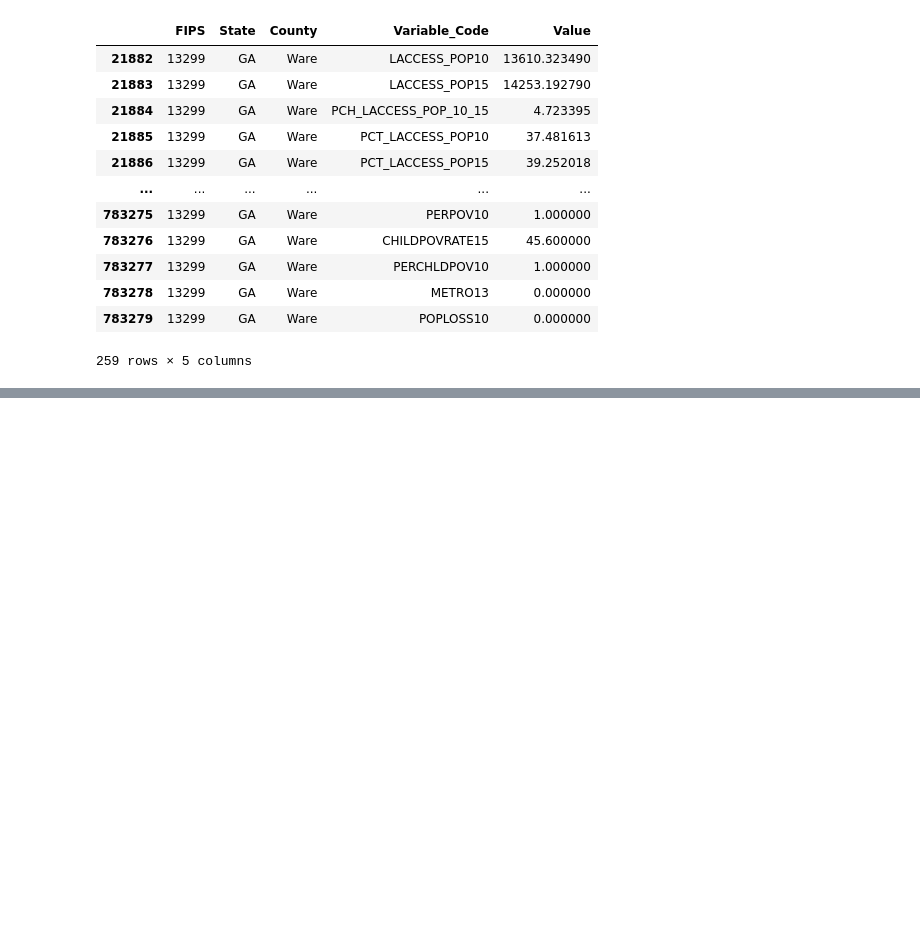
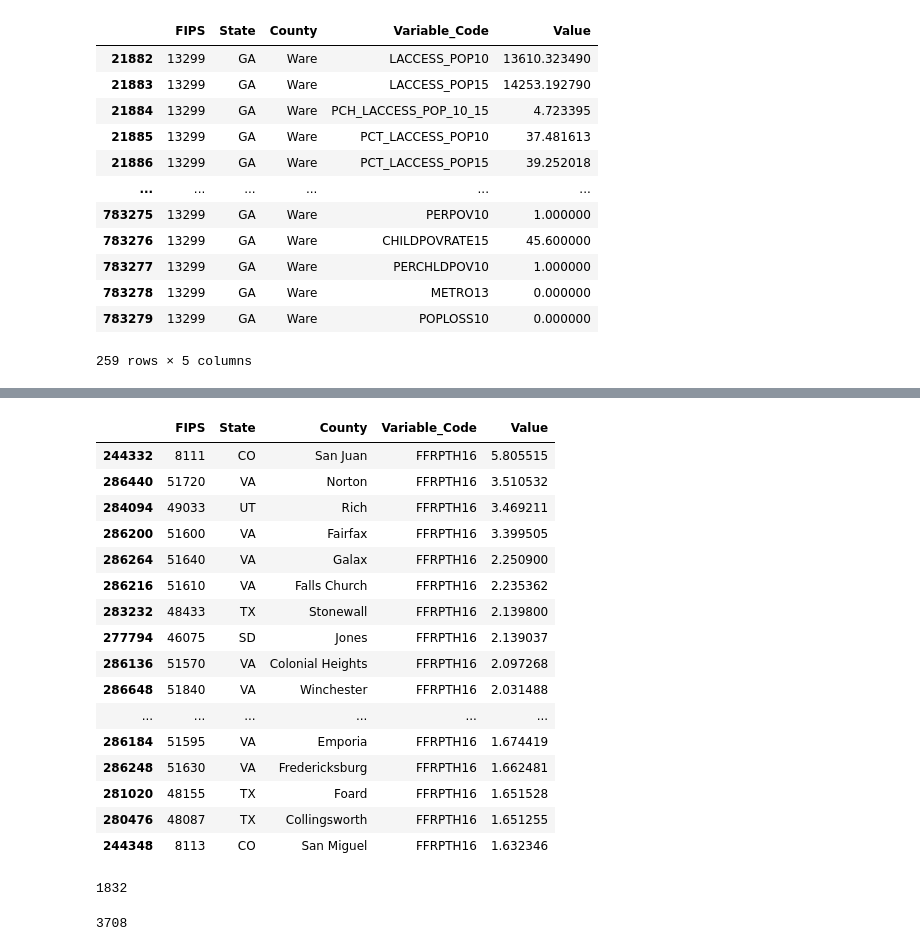
Before and after one commit to SloughJE/UnHealth_Dashboard, a Jupyter notebook: notebooks/1.0-JES-eda.ipynb, the cells around one changed output, grey strips where cells are left out. Drawn from its saved outputs; the diff is of its cells as text; code cells hidden in the pictures; blank space fills up the shorter version.

```diff
--- a/notebooks/1.0-JES-eda.ipynb
+++ b/notebooks/1.0-JES-eda.ipynb
@@ -257,0 +302,28 @@ df_food[df_food.County=='Ware']
+# %%
+df_food[df_food.Variable_Code=='FFRPTH16'].sort_values('Value',ascending=False)[0:20]
+# %% [output]
+|  | FIPS | State | County | Variable_Code | Value |
+| 244332 | 8111 | CO | San Juan | FFRPTH16 | 5.805515 |
+| 286440 | 51720 | VA | Norton | FFRPTH16 | 3.510532 |
+| 284094 | 49033 | UT | Rich | FFRPTH16 | 3.469211 |
+| 286200 | 51600 | VA | Fairfax | FFRPTH16 | 3.399505 |
+| 286264 | 51640 | VA | Galax | FFRPTH16 | 2.250900 |
+| 286216 | 51610 | VA | Falls Church | FFRPTH16 | 2.235362 |
+| 283232 | 48433 | TX | Stonewall | FFRPTH16 | 2.139800 |
+| 277794 | 46075 | SD | Jones | FFRPTH16 | 2.139037 |
+| 286136 | 51570 | VA | Colonial Heights | FFRPTH16 | 2.097268 |
+| 286648 | 51840 | VA | Winchester | FFRPTH16 | 2.031488 |
+| ... | ... | ... | ... | ... | ... |
+| 286184 | 51595 | VA | Emporia | FFRPTH16 | 1.674419 |
+| 286248 | 51630 | VA | Fredericksburg | FFRPTH16 | 1.662481 |
+| 281020 | 48155 | TX | Foard | FFRPTH16 | 1.651528 |
+| 280476 | 48087 | TX | Collingsworth | FFRPTH16 | 1.651255 |
+| 244348 | 8113 | CO | San Miguel | FFRPTH16 | 1.632346 |
+# %%
+df_food[df_food.Variable_Code=='FFRPTH16'].County.nunique()
+# %% [output]
+1832
+# %%
+df_food.County.nunique()
+# %% [output]
+3708
```
Also changed, not shown: parts of 41 cells of this notebook.
